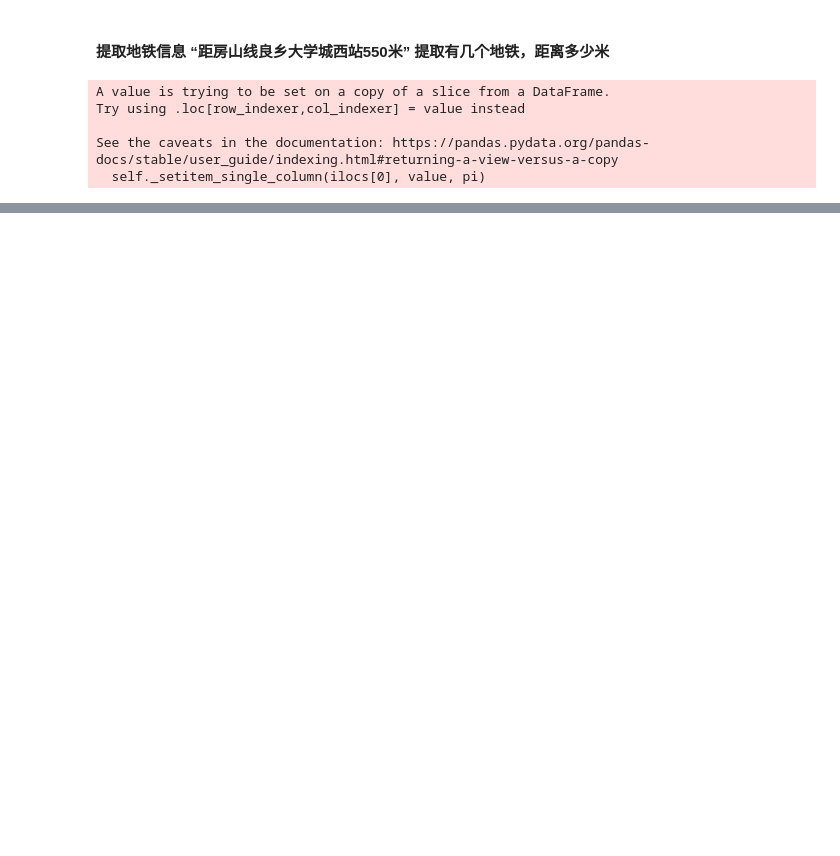
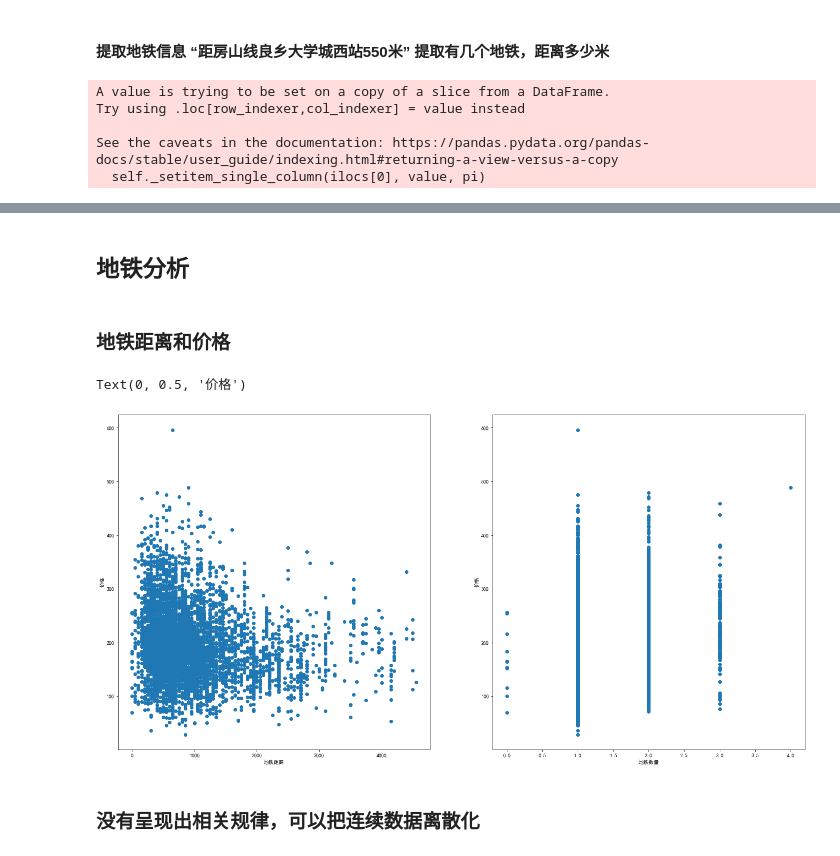
Before and after one commit to qiuzhaojun/RentFromDanke, a Jupyter notebook: eda.ipynb, the cells around one changed output, grey strips where cells are left out. Cells and saved outputs as stored; diff of their text form; code cells hidden in the pictures; blank space fills up the shorter version.

```diff
--- a/eda.ipynb
+++ b/eda.ipynb
@@ -113,0 +394,20 @@ See the caveats in the documentation: https://pandas.pydata.org/pandas-docs/stab
+# %% [markdown]
+## 地铁分析
+# %% [markdown]
+### 地铁距离和价格
+# %%
+plt.figure(figsize=(24,12))
+plt.subplot(1,2,1)
+plt.scatter(all_data['地铁距离'],all_data['每平价格'])
+plt.xlabel('地铁距离')
+plt.ylabel('价格')
+
+plt.subplot(1,2,2)
+plt.scatter(all_data['地铁数量'],all_data['每平价格'])
+plt.xlabel('地铁数量')
+plt.ylabel('价格')
+# %% [output]
+Text(0, 0.5, '价格')
+[figure, added]
+# %% [markdown]
+### 没有呈现出相关规律，可以把连续数据离散化
```
Also changed, not shown: parts of 36 cells of this notebook.
